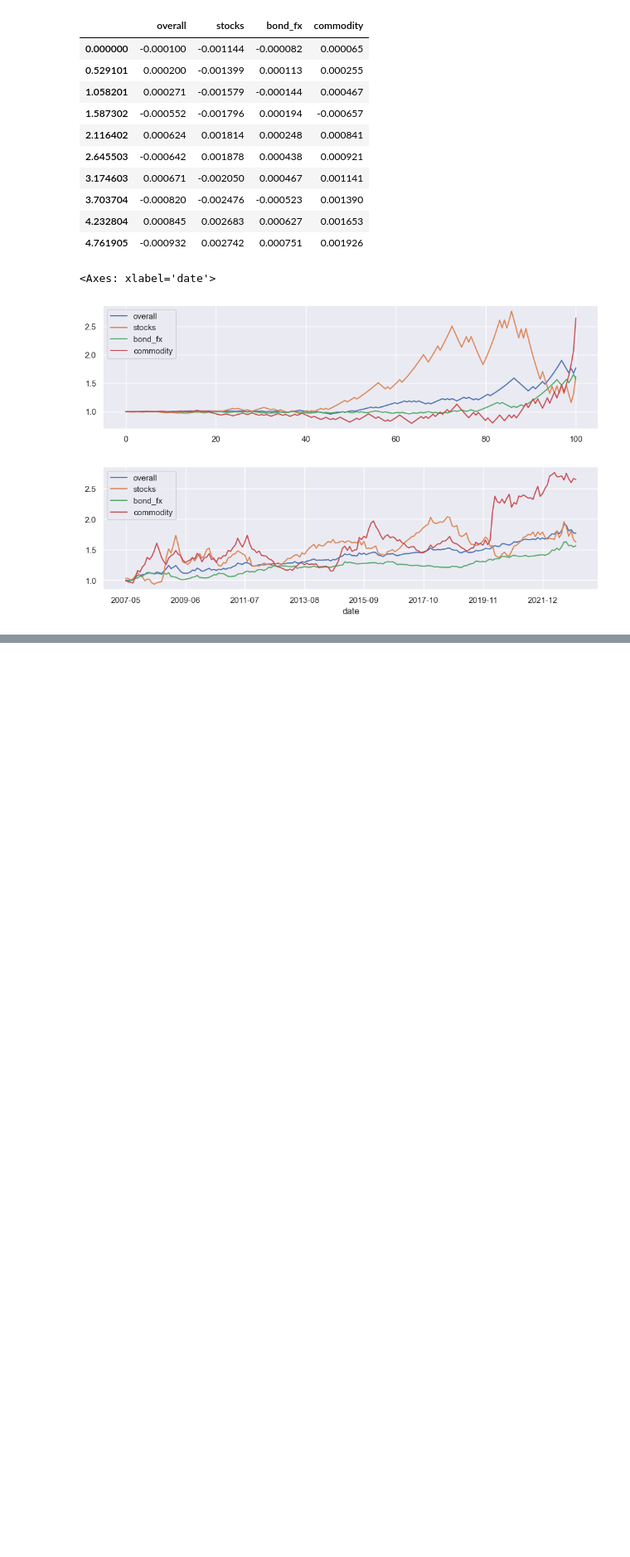
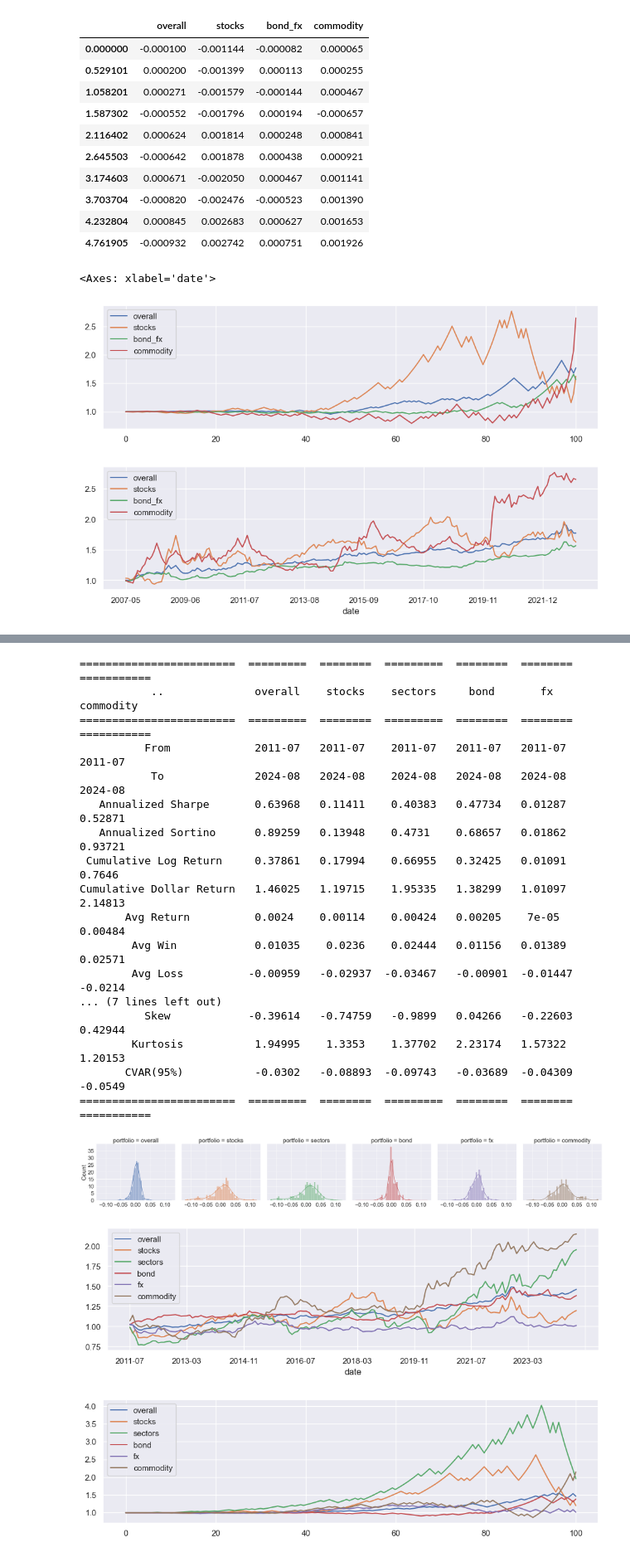
Before and after one commit to shaoyuliu98/Quantitative-Research, a Jupyter notebook: strategy_replication/CTA Momentum using ETF.ipynb, the cells around one changed output, grey strips where cells are left out. Shown at 83% size. Saved outputs shown, nothing was run; the diff lists cells and outputs as text; code cells hidden in the pictures; blank space fills up the shorter version.

Commit message:
etf momentum update

```diff
--- a/strategy_replication/CTA Momentum using ETF.ipynb
+++ b/strategy_replication/CTA Momentum using ETF.ipynb
@@ -205,0 +226,71 @@ np.exp(all_return.cumsum().loc[:cut_off]).plot(figsize = (12,3))
+# %%
+filename = '../yfinance_data/cta_momentum_data.csv'
+# %%
+momentum_strat = Momentum(trading_universe = etf_list,
+                          start_time = st,
+                          end_time = et,
+                          path = filename)
+# %%
+all_return = pd.DataFrame()
+all_return_perf = pd.DataFrame()
+
+for i in [etf_list, stock_etf, sector_etf, bond_etf, fx_etf, commod_etf]:
+    temp_return = momentum_strat.get_performance(pti.get_alloc_weight(momentum_strat.get_vol(), i))
+    all_return = pd.concat([all_return, temp_return.set_index('date')], axis=1)
+
+    temp_perf = Trading_Strategy(temp_return,'Monthly').get_metrics_table()
+    all_return_perf = pd.concat([all_return_perf, temp_perf], axis=1)
+
+all_return.columns = ['overall', 'stocks', 'sectors', 'bond', 'fx', 'commodity']
+all_return_perf.columns = ['overall', 'stocks', 'sectors', 'bond', 'fx', 'commodity']
+# %%
+print(tabulate(all_return_perf,headers='keys', tablefmt='rst',stralign='center'))
+
+# portfolio return distribution
+sns.set(font_scale=2)
+return_dist = pd.DataFrame(all_return.stack()).reset_index().rename({'level_1':'portfolio',0:'log_return'},axis=1)
+sns.displot(data=return_dist, col='portfolio', x='log_return', hue='portfolio', legend=False, kde=True).set(xlabel=None)
+
+%matplotlib inline
+# portfolio cumulative return
+sns.set(font_scale=1)
+np.exp(all_return.cumsum()).plot(figsize = (12,3))
+
+# re-ordred portfolio return
+sort_return_dist = pd.DataFrame()
+
+temp_return_dist = return_dist.copy()
+temp_return_dist['abs_log_return'] = temp_return_dist['log_return'].abs()
+temp = temp_return_dist.sort_values(['portfolio','abs_log_return'])
+
+for i in ['overall','stocks', 'sectors','bond', 'fx','commodity']:
+    temp_df = temp.loc[temp['portfolio']==i,'log_return'].copy()
+    temp_df.rename(i,inplace=True)
+    temp_df.reset_index(drop=True,inplace=True)
+    sort_return_dist = pd.concat([sort_return_dist, temp_df], axis=1)
+
+sort_return_dist.index = np.linspace(0, 100, len(sort_return_dist))
+np.exp(sort_return_dist.cumsum()).plot(figsize = (12,3))
+
+plt.show()
+# %% [output]
+========================  =========  ========  =========  ========  ========  ===========
+           ..              overall    stocks    sectors     bond       fx      commodity
+========================  =========  ========  =========  ========  ========  ===========
+          From             2011-07   2011-07    2011-07   2011-07   2011-07     2011-07
+           To              2024-08   2024-08    2024-08   2024-08   2024-08     2024-08
+   Annualized Sharpe       0.63968   0.11411    0.40383   0.47734   0.01287     0.52871
+   Annualized Sortino      0.89259   0.13948    0.4731    0.68657   0.01862     0.93721
+ Cumulative Log Return     0.37861   0.17994    0.66955   0.32425   0.01091     0.7646
+Cumulative Dollar Return   1.46025   1.19715    1.95335   1.38299   1.01097     2.14813
+       Avg Return          0.0024    0.00114    0.00424   0.00205    7e-05      0.00484
+        Avg Win            0.01035    0.0236    0.02444   0.01156   0.01389     0.02571
+        Avg Loss          -0.00959   -0.02937  -0.03467   -0.00901  -0.01447    -0.0214
+... (7 lines left out)
+          Skew            -0.39614   -0.74759   -0.9899   0.04266   -0.22603    0.42944
+        Kurtosis           1.94995    1.3353    1.37702   2.23174   1.57322     1.20153
+       CVAR(95%)           -0.0302   -0.08893  -0.09743   -0.03689  -0.04309    -0.0549
+========================  =========  ========  =========  ========  ========  ===========
+[figure, added]
+[figure, added]
+[figure, added]
```
Also changed, not shown: parts of 3 cells of this notebook, 2 other files.
